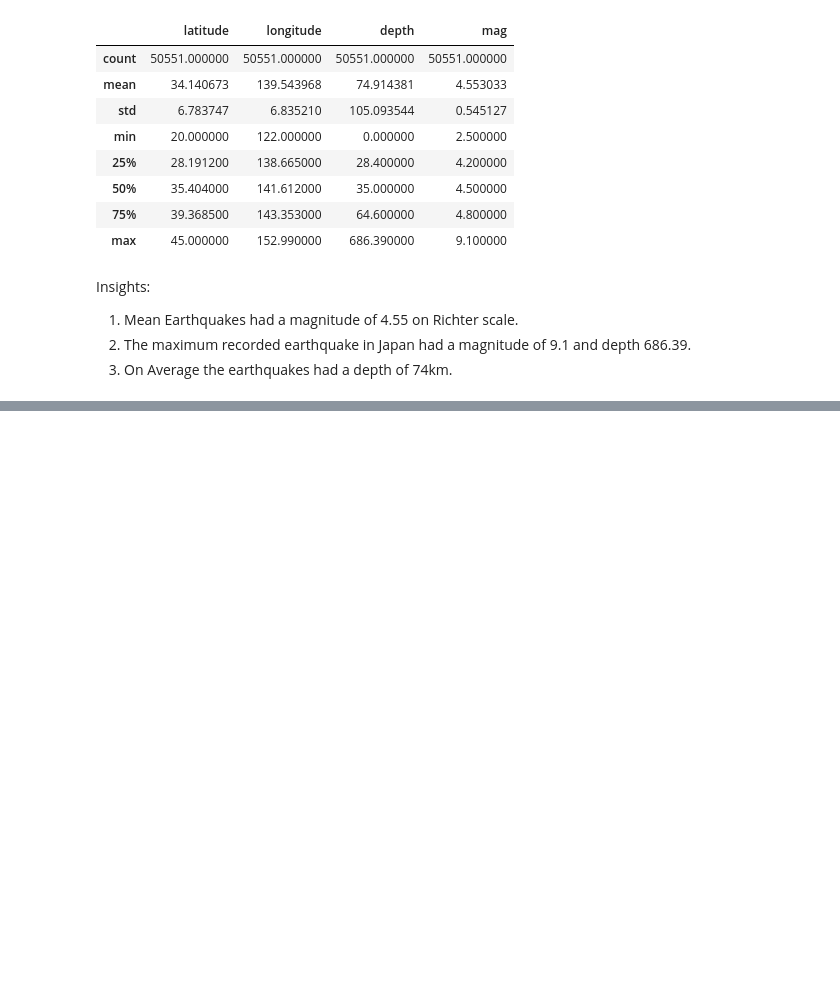
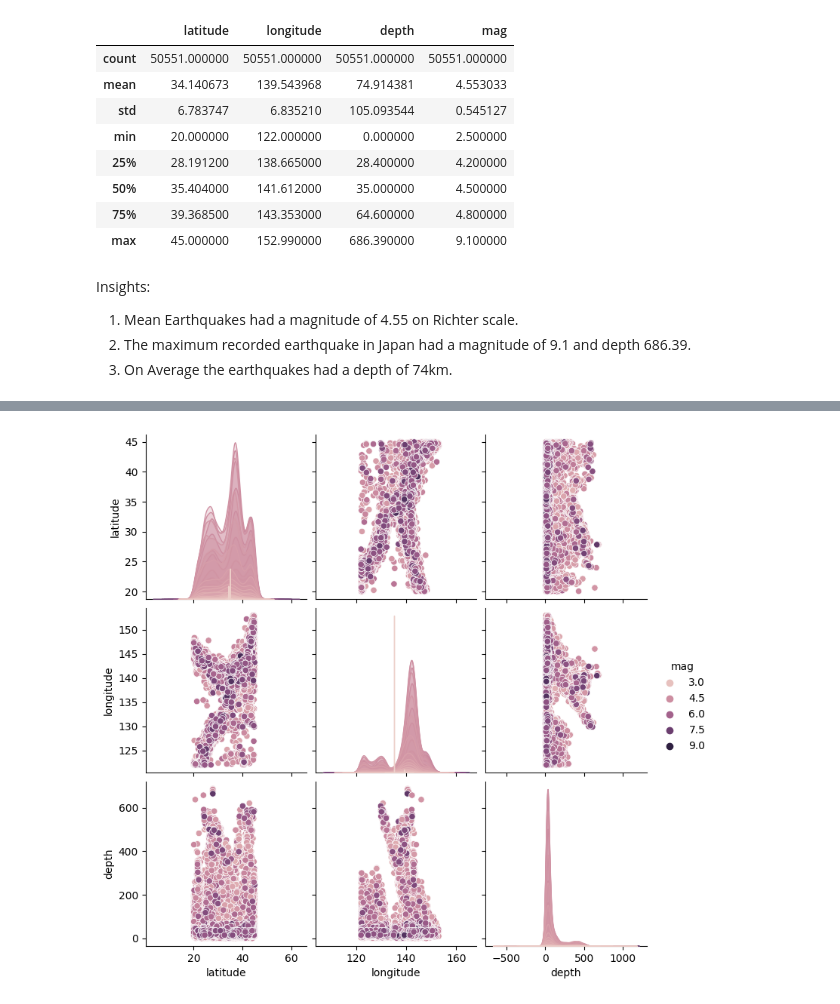
Before and after one commit to Genesis801/Earthquake_Predictor, a Jupyter notebook: notebooks/EDA.ipynb, the cells around one changed output, grey strips where cells are left out. Cells and saved outputs as stored; diff of their text form; code cells hidden in the pictures; blank space fills up the shorter version.

```diff
--- a/notebooks/EDA.ipynb
+++ b/notebooks/EDA.ipynb
@@ -98,0 +95,5 @@ plt.show()
+# %%
+sn.pairplot(train_df,hue='mag')
+plt.show()
+# %% [output]
+[figure, added]
```
Also changed, not shown: parts of 3 cells of this notebook.
